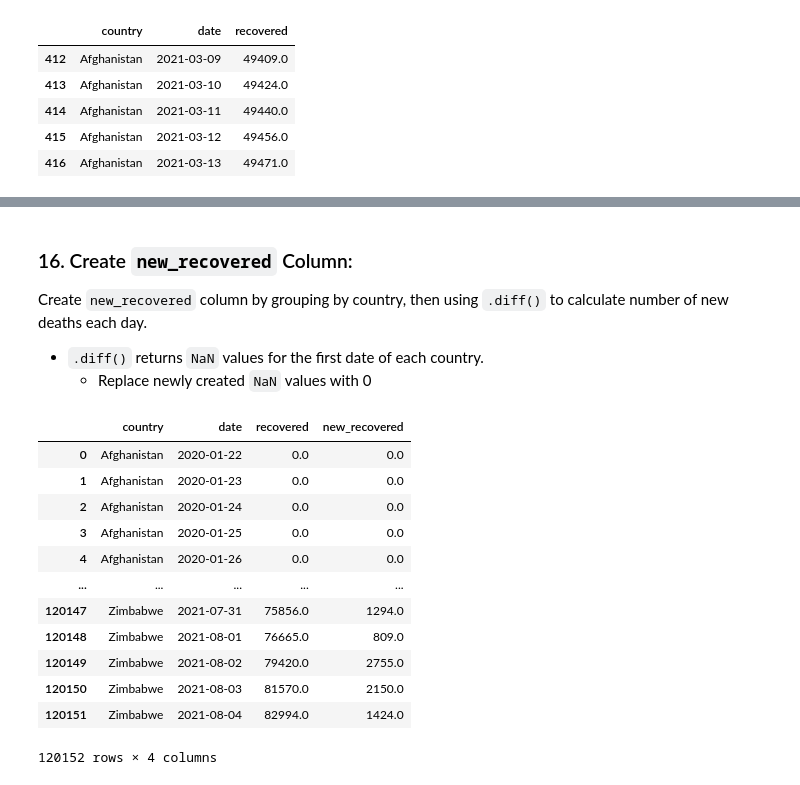
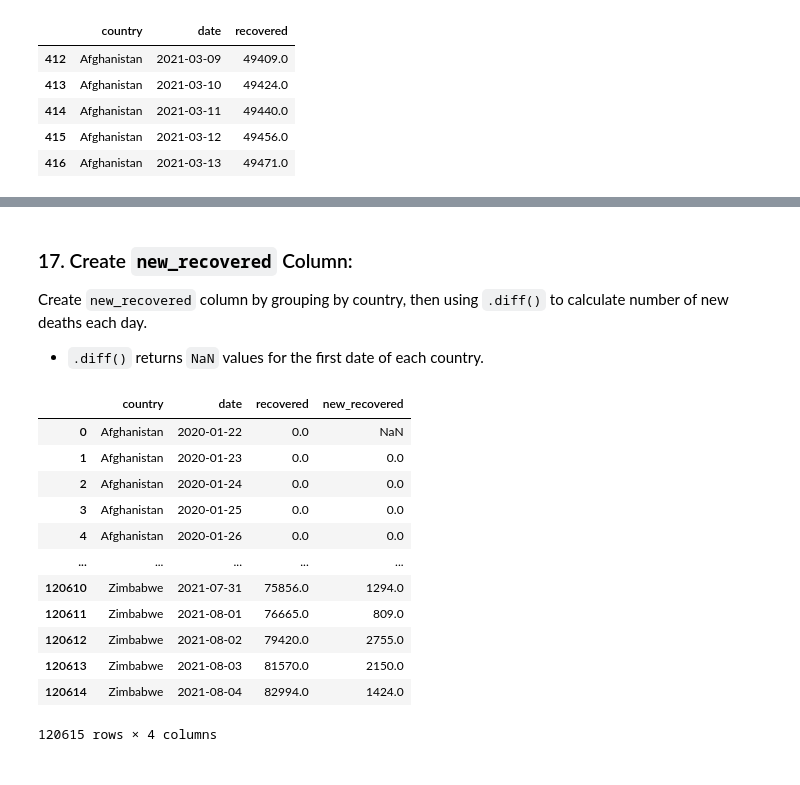
Before and after one commit to jamesinjune/COVID_19_Across_the_World, a Jupyter notebook: notebooks/COVID19_Datasets_Cleaning.ipynb, the cells around one changed output, grey strips where cells are left out. Drawn from its saved outputs; the diff is of its cells as text; code cells hidden in the pictures.

```diff
--- a/notebooks/COVID19_Datasets_Cleaning.ipynb
+++ b/notebooks/COVID19_Datasets_Cleaning.ipynb
@@ -1554,0 +1557,10 @@ df_recovered_interpolated.loc[412:416]
+# %%
+# Create list of all dates
+all_dates = pd.date_range(start=df_recovered_interpolated['date'].min(), end=df_recovered_interpolated['date'].max())
+
+# Create list of all country/date combinations
+country_list = df_recovered_interpolated['country'].unique()
+date_country_combinations = pd.MultiIndex.from_product([country_list, all_dates], names=['country', 'date']).to_frame(index=False)
+
+df_recovered_filled = pd.merge(date_country_combinations, df_recovered_interpolated, on=['country', 'date'], how='left')
+df_recovered_filled
@@ -1555,31 +1581,27 @@ df_recovered_interpolated.loc[412:416]
 # %% [markdown]
-### 16. Create `new_recovered` Column:
+### 17. Create `new_recovered` Column:
 Create `new_recovered` column by grouping by country, then using `.diff()` to calculate number of new deaths each day.
 - `.diff()` returns `NaN` values for the first date of each country.
-    - Replace newly created `NaN` values with 0
 # %%
 # Calculate number of new recovered each day within each country
-df_recovered_interpolated['new_recovered'] = (df_recovered_interpolated.groupby('country')['recovered']
-                                              .apply(diff_within_group)
-                                              .values)
-
-# Replace NaN values with 0
-df_recovered_interpolated['new_recovered'] = df_recovered_interpolated['new_recovered'].fillna(value=0)
+df_recovered_filled['new_recovered'] = (df_recovered_filled.groupby('country')['recovered']
+                                        .apply(diff_within_group)
+                                        .values)
 # %%
 # Check output
-df_recovered_interpolated
+df_recovered_filled
 # %% [output]
 |  | country | date | recovered | new_recovered |
-| 0 | Afghanistan | 2020-01-22 | 0.0 | 0.0 |
+| 0 | Afghanistan | 2020-01-22 | 0.0 | NaN |
 | 1 | Afghanistan | 2020-01-23 | 0.0 | 0.0 |
 | 2 | Afghanistan | 2020-01-24 | 0.0 | 0.0 |
 | 3 | Afghanistan | 2020-01-25 | 0.0 | 0.0 |
 | 4 | Afghanistan | 2020-01-26 | 0.0 | 0.0 |
 | ... | ... | ... | ... | ... |
-| 120147 | Zimbabwe | 2021-07-31 | 75856.0 | 1294.0 |
-| 120148 | Zimbabwe | 2021-08-01 | 76665.0 | 809.0 |
-| 120149 | Zimbabwe | 2021-08-02 | 79420.0 | 2755.0 |
-| 120150 | Zimbabwe | 2021-08-03 | 81570.0 | 2150.0 |
-| 120151 | Zimbabwe | 2021-08-04 | 82994.0 | 1424.0 |
+| 120610 | Zimbabwe | 2021-07-31 | 75856.0 | 1294.0 |
+| 120611 | Zimbabwe | 2021-08-01 | 76665.0 | 809.0 |
+| 120612 | Zimbabwe | 2021-08-02 | 79420.0 | 2755.0 |
+| 120613 | Zimbabwe | 2021-08-03 | 81570.0 | 2150.0 |
+| 120614 | Zimbabwe | 2021-08-04 | 82994.0 | 1424.0 |
-120152 rows × 4 columns
+120615 rows × 4 columns
 # %% [markdown]
```
Also changed, not shown: parts of 12 cells of this notebook.
